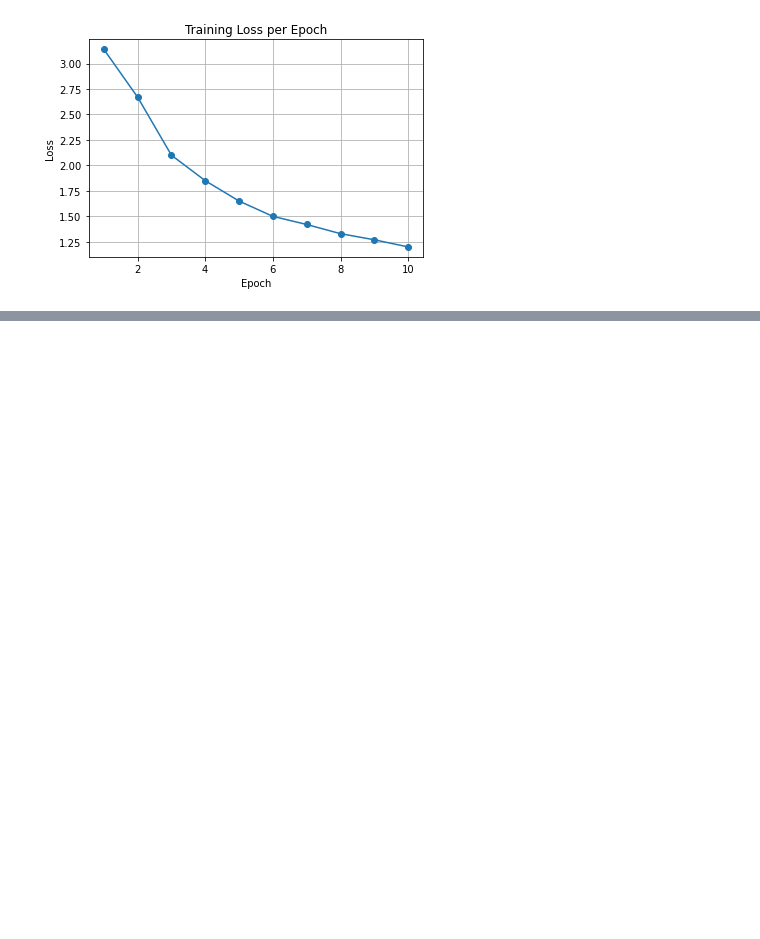
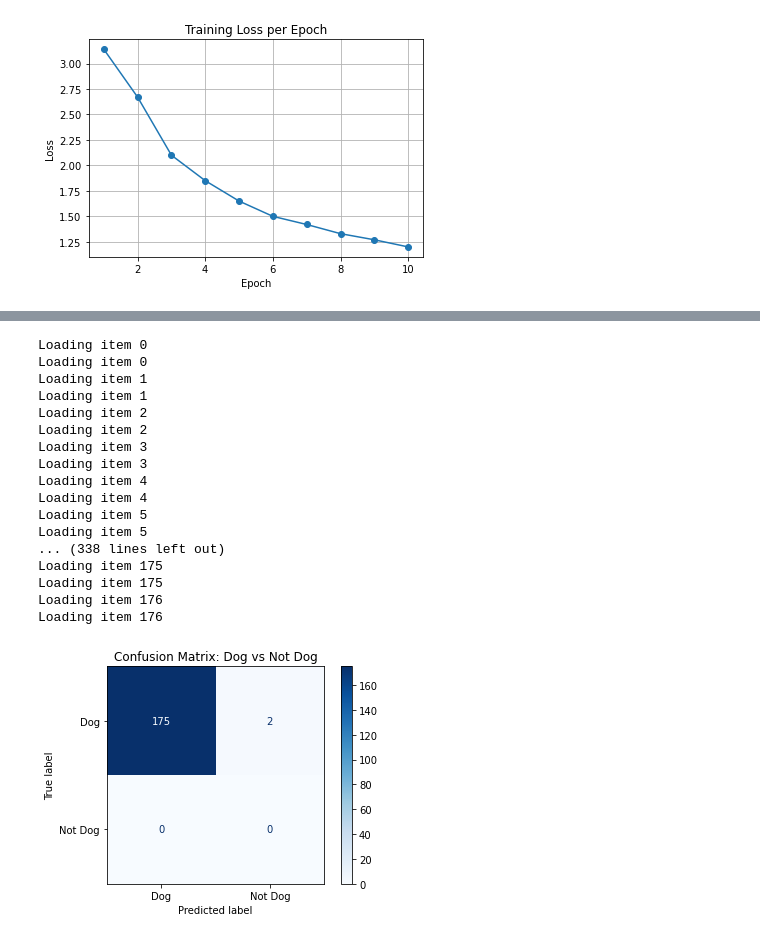
Before and after one commit to yasasawij/CS445-Project, a Jupyter notebook: new_main.ipynb, the cells around one changed output, grey strips where cells are left out. Saved outputs shown, nothing was run; the diff lists cells and outputs as text; code cells hidden in the pictures; blank space fills up the shorter version.

```diff
--- a/new_main.ipynb
+++ b/new_main.ipynb
@@ -642,0 +812,63 @@ plt.show()
+# %%
+from sklearn.metrics import confusion_matrix, ConfusionMatrixDisplay
+import matplotlib.pyplot as plt
+
+def conf_matrix(model, dataset, threshold=0.5):
+    y_true = []
+    y_pred = []
+
+    # COCO category ID for "dog"
+    catagory_id = dataset.coco.getCatIds(catNms=["dog"])[0]
+
+    for i in range(len(dataset)):
+        try:
+            _, target = dataset[i]
+
+            # True label: 1 if "dog" is in ground truth, else 0
+            true_labels = [dataset.class_to_category_dict[l.item()] for l in target['labels']]
+            y_true.append(1 if catagory_id in true_labels else 0)
+
+            # Predicted: does the model think this is a "dog" image?
+            with torch.no_grad():
+                img, _ = dataset[i]
+                pred = model(img.unsqueeze(0).to(device))[0]
+
+            # Check if any prediction is "dog" above threshold
+            pred_labels = [
+                dataset.class_to_category_dict.get(l.item())
+                for l, s in zip(pred['labels'], pred['scores'])
+                if s > threshold
+            ]
+            y_pred.append(1 if catagory_id in pred_labels else 0)
+
+        except Exception as e:
+            print(f"Skipping image {i} due to error: {e}")
+            continue
+
+    # Compute confusion matrix
+    cm = confusion_matrix(y_true, y_pred, labels=[1, 0])  # Rows: actual, Cols: predicted
+    disp = ConfusionMatrixDisplay(confusion_matrix=cm, display_labels=["Dog", "Not Dog"])
+    disp.plot(cmap='Blues')
+    plt.title("Confusion Matrix: Dog vs Not Dog")
+    plt.show()
+
+conf_matrix(model, val_dataset)
+# %% [output]
+Loading item 0
+Loading item 0
+Loading item 1
+Loading item 1
+Loading item 2
+Loading item 2
+Loading item 3
+Loading item 3
+Loading item 4
+Loading item 4
+Loading item 5
+Loading item 5
+... (338 lines left out)
+Loading item 175
+Loading item 175
+Loading item 176
+Loading item 176
+[figure, added]
```
Also changed, not shown: parts of 10 cells of this notebook, 1 other file.
